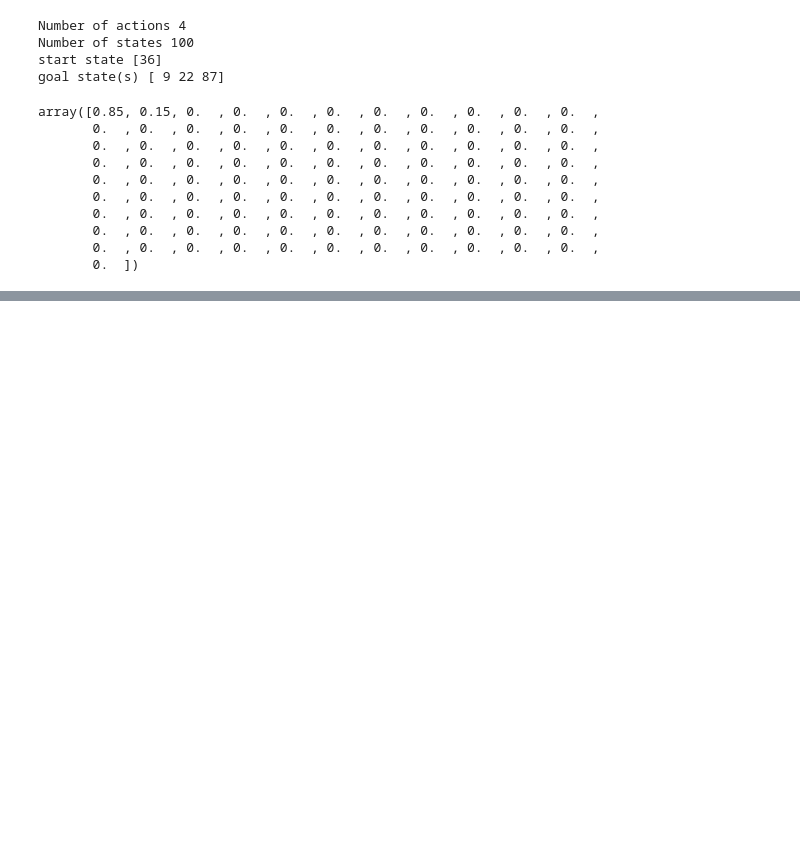
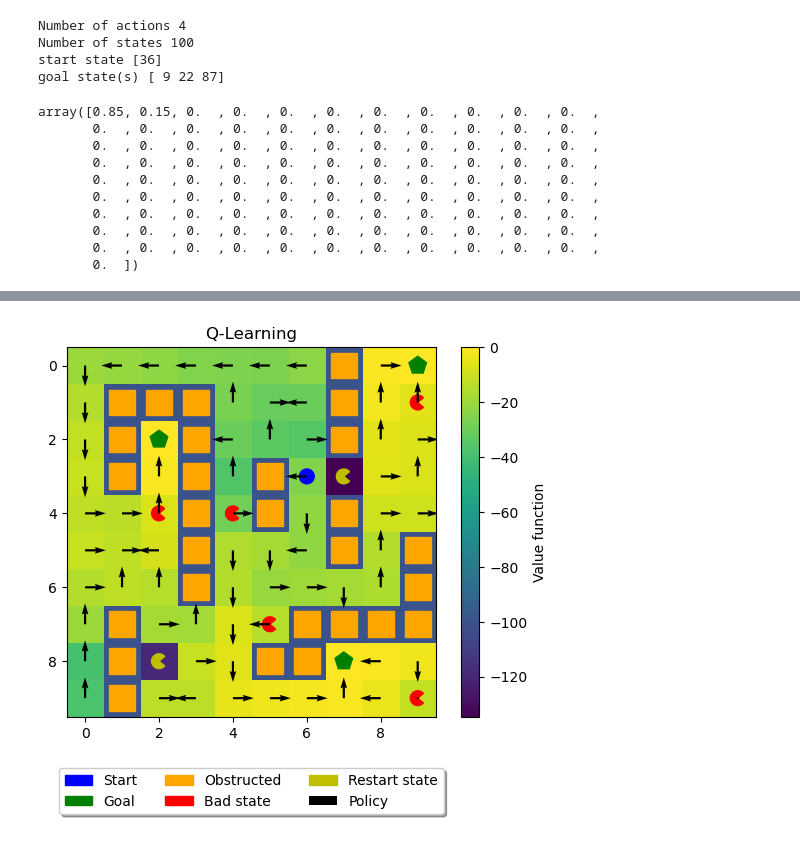
Before and after one commit to UltimateSwampfire/CS6700, a Jupyter notebook: Assignments/PA1/GridWorld_PA1.ipynb, the cells around one changed output, grey strips where cells are left out. Saved outputs shown, nothing was run; the diff lists cells and outputs as text; code cells hidden in the pictures; blank space fills up the shorter version.

```diff
--- a/Assignments/PA1/GridWorld_PA1.ipynb
+++ b/Assignments/PA1/GridWorld_PA1.ipynb
@@ -250,0 +411,4 @@ array([0.85, 0.15, 0.  , 0.  , 0.  , 0.  , 0.  , 0.  , 0.  , 0.  , 0.  ,
+# %%
+plot_gridworld(env,policy=pi,value_function=q_function, title="Q-Learning")
+# %% [output]
+[figure, added]
```
Also changed, not shown: parts of 19 cells of this notebook, 1 other file.
